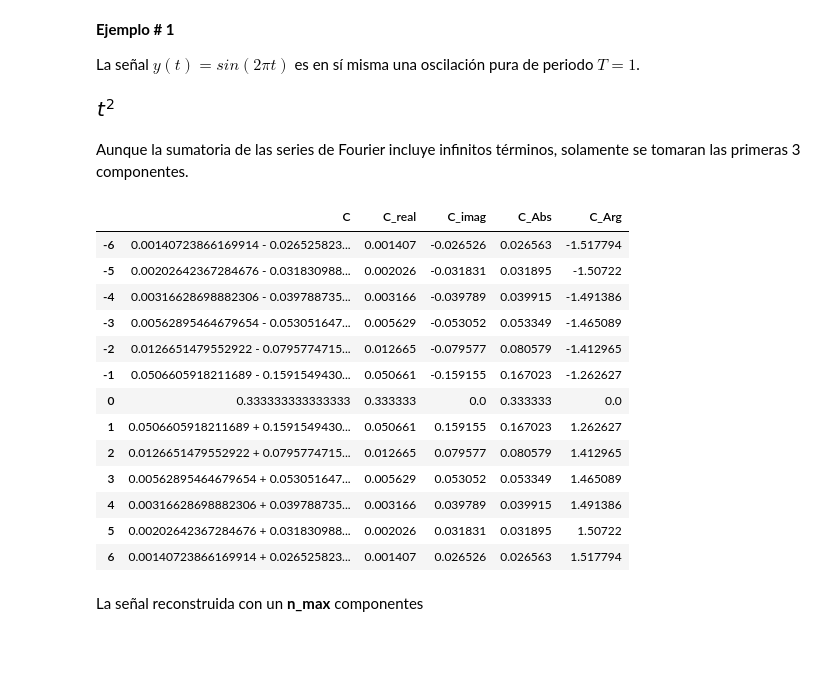
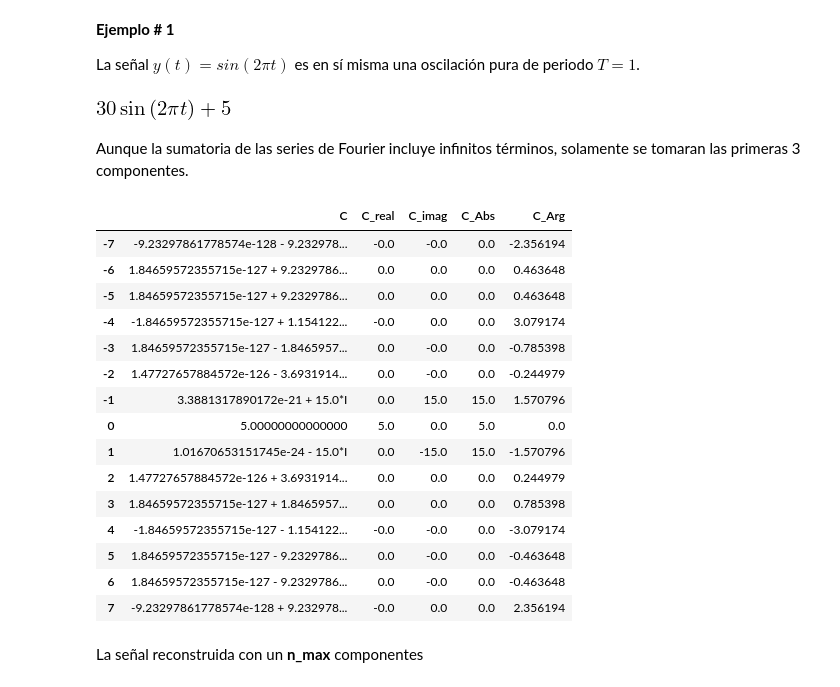
Before and after one commit to pierrediazp/Se-ales_y_Sistemas, a Jupyter notebook: 04_Series_de_Fourier.ipynb, the cells around one changed output. Drawn from its saved outputs; the diff is of its cells as text; code cells hidden in the pictures; blank space fills up the shorter version.

```diff
--- a/04_Series_de_Fourier.ipynb
+++ b/04_Series_de_Fourier.ipynb
@@ -115,23 +115,24 @@ La señal $y(t) = sin(2 \pi t)$ es en sí misma una oscilación pura de periodo
 # %%
 # Se define y como el seno de t
 t = sym.symbols('t', real=True)
 #T = sym.symbols('T', real=True)
 T = 1
 nw = sym.symbols('n', real=True)
 delta = sym.DiracDelta(nw)
 w0 = 2 * sym.pi / T
 
-y = t**2
+# y = t**2
 # y = 4*sym.sin(w0*t + 0.5) - 10
 # y = sym.sin(w0*t)
 # y = (t-0.5)*(t-0.5)
+y = 5 + 30*sym.sin(w0*t)
 y
 # %% [output]
-[figure, old version]
+[figure, new version]
 # %% [markdown]
 Aunque la sumatoria de las series de Fourier incluye infinitos términos, solamente se tomaran las primeras 3 componentes.
 # %%
-n_max = 6
+n_max = 7
 
 y_ser = 0
 C = 0
@@ -154,19 +155,21 @@ for n in espectro.index:
 espectro
 # %% [output]
 |  | C | C_real | C_imag | C_Abs | C_Arg |
-| -6 | 0.00140723866169914 - 0.026525823... | 0.001407 | -0.026526 | 0.026563 | -1.517794 |
-| -5 | 0.00202642367284676 - 0.031830988... | 0.002026 | -0.031831 | 0.031895 | -1.50722 |
-| -4 | 0.00316628698882306 - 0.039788735... | 0.003166 | -0.039789 | 0.039915 | -1.491386 |
-| -3 | 0.00562895464679654 - 0.053051647... | 0.005629 | -0.053052 | 0.053349 | -1.465089 |
-| -2 | 0.0126651479552922 - 0.0795774715... | 0.012665 | -0.079577 | 0.080579 | -1.412965 |
-| -1 | 0.0506605918211689 - 0.1591549430... | 0.050661 | -0.159155 | 0.167023 | -1.262627 |
-| 0 | 0.333333333333333 | 0.333333 | 0.0 | 0.333333 | 0.0 |
-| 1 | 0.0506605918211689 + 0.1591549430... | 0.050661 | 0.159155 | 0.167023 | 1.262627 |
-| 2 | 0.0126651479552922 + 0.0795774715... | 0.012665 | 0.079577 | 0.080579 | 1.412965 |
-| 3 | 0.00562895464679654 + 0.053051647... | 0.005629 | 0.053052 | 0.053349 | 1.465089 |
-| 4 | 0.00316628698882306 + 0.039788735... | 0.003166 | 0.039789 | 0.039915 | 1.491386 |
-| 5 | 0.00202642367284676 + 0.031830988... | 0.002026 | 0.031831 | 0.031895 | 1.50722 |
-| 6 | 0.00140723866169914 + 0.026525823... | 0.001407 | 0.026526 | 0.026563 | 1.517794 |
+| -7 | -9.23297861778574e-128 - 9.232978... | -0.0 | -0.0 | 0.0 | -2.356194 |
+| -6 | 1.84659572355715e-127 + 9.2329786... | 0.0 | 0.0 | 0.0 | 0.463648 |
+| -5 | 1.84659572355715e-127 + 9.2329786... | 0.0 | 0.0 | 0.0 | 0.463648 |
+| -4 | -1.84659572355715e-127 + 1.154122... | -0.0 | 0.0 | 0.0 | 3.079174 |
+| -3 | 1.84659572355715e-127 - 1.8465957... | 0.0 | -0.0 | 0.0 | -0.785398 |
+| -2 | 1.47727657884572e-126 - 3.6931914... | 0.0 | -0.0 | 0.0 | -0.244979 |
+| -1 | 3.3881317890172e-21 + 15.0*I | 0.0 | 15.0 | 15.0 | 1.570796 |
+| 0 | 5.00000000000000 | 5.0 | 0.0 | 5.0 | 0.0 |
+| 1 | 1.01670653151745e-24 - 15.0*I | 0.0 | -15.0 | 15.0 | -1.570796 |
+| 2 | 1.47727657884572e-126 + 3.6931914... | 0.0 | 0.0 | 0.0 | 0.244979 |
+| 3 | 1.84659572355715e-127 + 1.8465957... | 0.0 | 0.0 | 0.0 | 0.785398 |
+| 4 | -1.84659572355715e-127 - 1.154122... | -0.0 | -0.0 | 0.0 | -3.079174 |
+| 5 | 1.84659572355715e-127 - 9.2329786... | 0.0 | -0.0 | 0.0 | -0.463648 |
+| 6 | 1.84659572355715e-127 - 9.2329786... | 0.0 | -0.0 | 0.0 | -0.463648 |
+| 7 | -9.23297861778574e-128 + 9.232978... | -0.0 | 0.0 | 0.0 | 2.356194 |
 # %% [markdown]
 La señal reconstruida con un **n_max** componentes
 # %%
```
Also changed, not shown: parts of 4 cells of this notebook, 4 other files.
